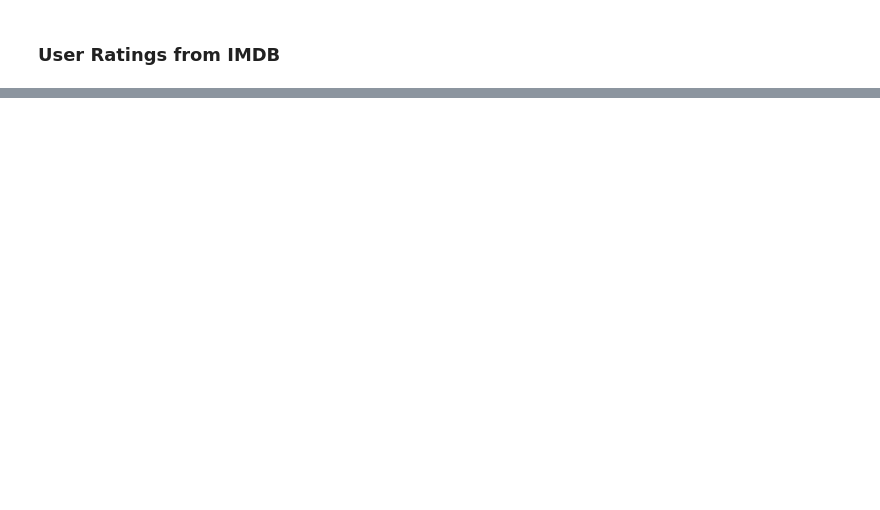
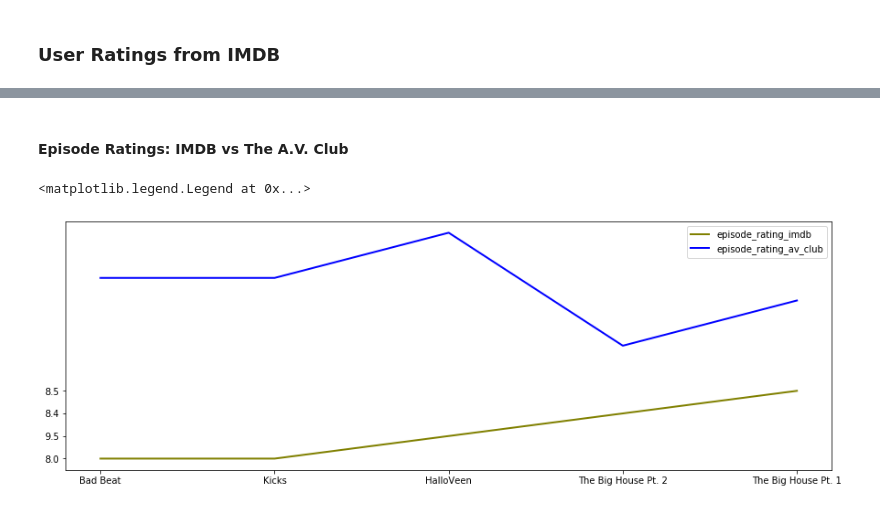
Before and after one commit to jagrutijoshi2603/Python-for-Data-Science-Project, a Jupyter notebook: Project.ipynb, the cells around one changed output, grey strips where cells are left out. Cells and saved outputs as stored; diff of their text form; code cells hidden in the pictures; blank space fills up the shorter version.

```diff
--- a/Project.ipynb
+++ b/Project.ipynb
@@ -75,0 +148,11 @@ uclient.close()
+# %% [markdown]
+#### Episode Ratings: IMDB vs The A.V. Club
+# %%
+fig, ax = plt.subplots(1,1,figsize=(15,5))
+
+plt.plot( 'episode_name', 'episode_rating_imdb', data=av_club_imdb_b99, marker='', color='olive', linewidth=2)
+plt.plot( 'episode_name', 'episode_rating_av_club', data=av_club_imdb_b99, marker='', color='blue', linewidth=2)
+plt.legend()
+# %% [output]
+<matplotlib.legend.Legend at 0x...>
+[figure, added]
```
Also changed, not shown: parts of 14 cells of this notebook.
